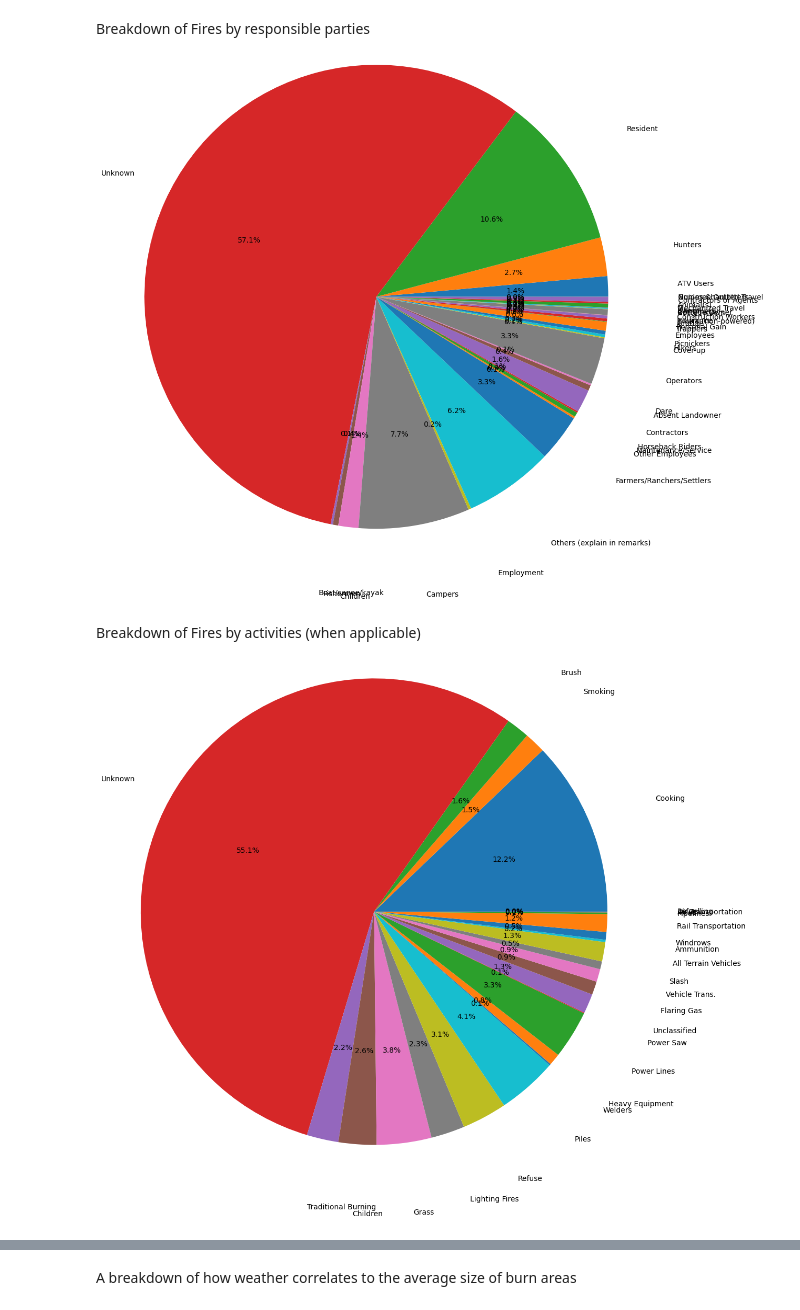
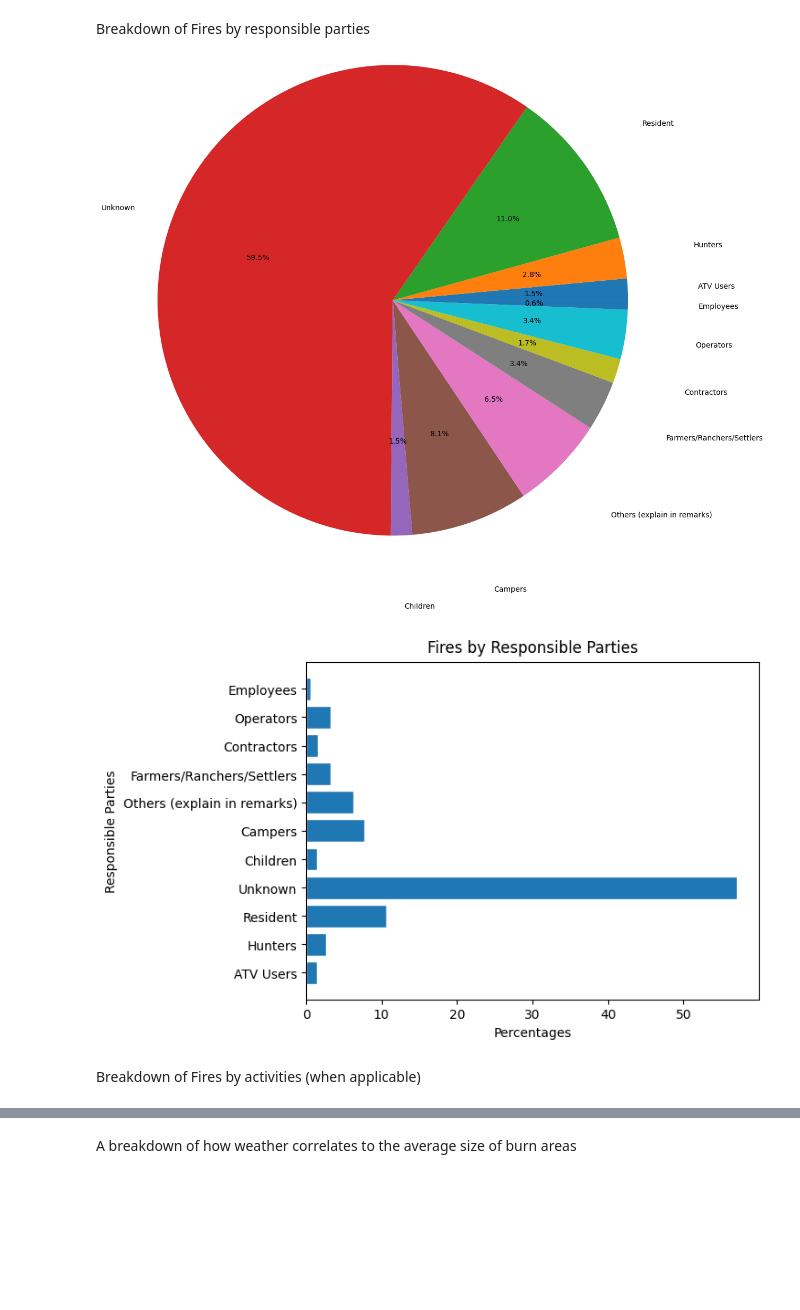
Before and after one commit to david-belman/ECE-143-Wildfire-Project, a Jupyter notebook: results.ipynb, the cells around one changed output, grey strips where cells are left out. Saved outputs shown, nothing was run; the diff lists cells and outputs as text; code cells hidden in the pictures; blank space fills up the shorter version.

```diff
--- a/results.ipynb
+++ b/results.ipynb
@@ -65,13 +65,12 @@ anl.plot_graph_of_series(df["industry_identifier_desc"].value_counts(sort= False
 [figure]
 # %% [markdown]
 Breakdown of Fires by responsible parties
-# %%
-anl.plot_graph_of_series(df["responsible_group_desc"].value_counts(sort= False), "pie", "")
-# %% [output]
-[figure, removed]
+# %%
+distribution_by_parties = anl.get_operation_of_series_based_on_another_series(df,["responsible_group_desc","responsible_group_desc"], op= 'norm', threshold = 0.5)
+anl.plot_graph_of_series(distribution_by_parties, "pie", "")
+anl.plot_graph_of_series(distribution_by_parties, "barh", "Fires by Responsible Parties", ["Percentages", "Responsible Parties"])
+# %% [output]
+[figure, added]
+[figure, added]
 # %% [markdown]
 Breakdown of Fires by activities (when applicable)
-# %%
-anl.plot_graph_of_series(df["activity_class"].value_counts(sort= False), "pie", "")
-# %% [output]
-[figure, removed]
```
Also changed, not shown: parts of 9 cells of this notebook, 1 other file.
